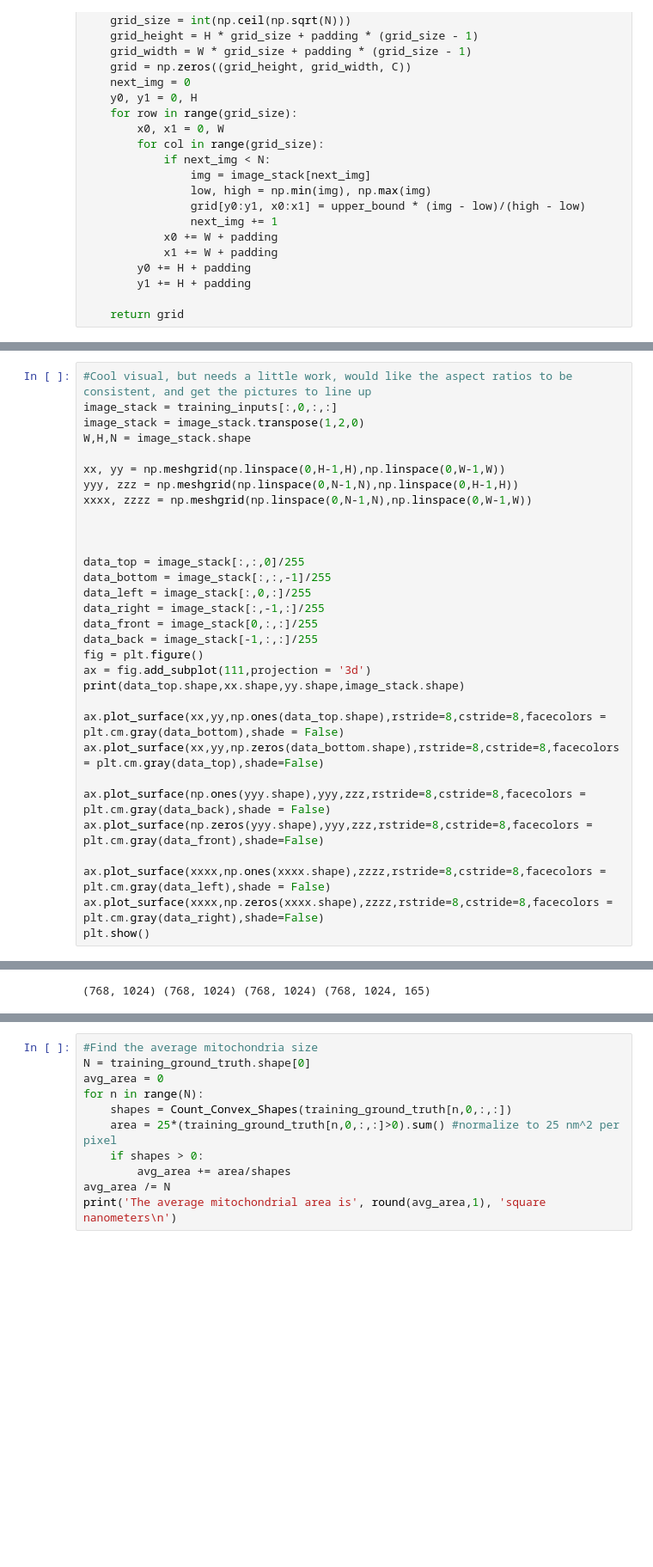
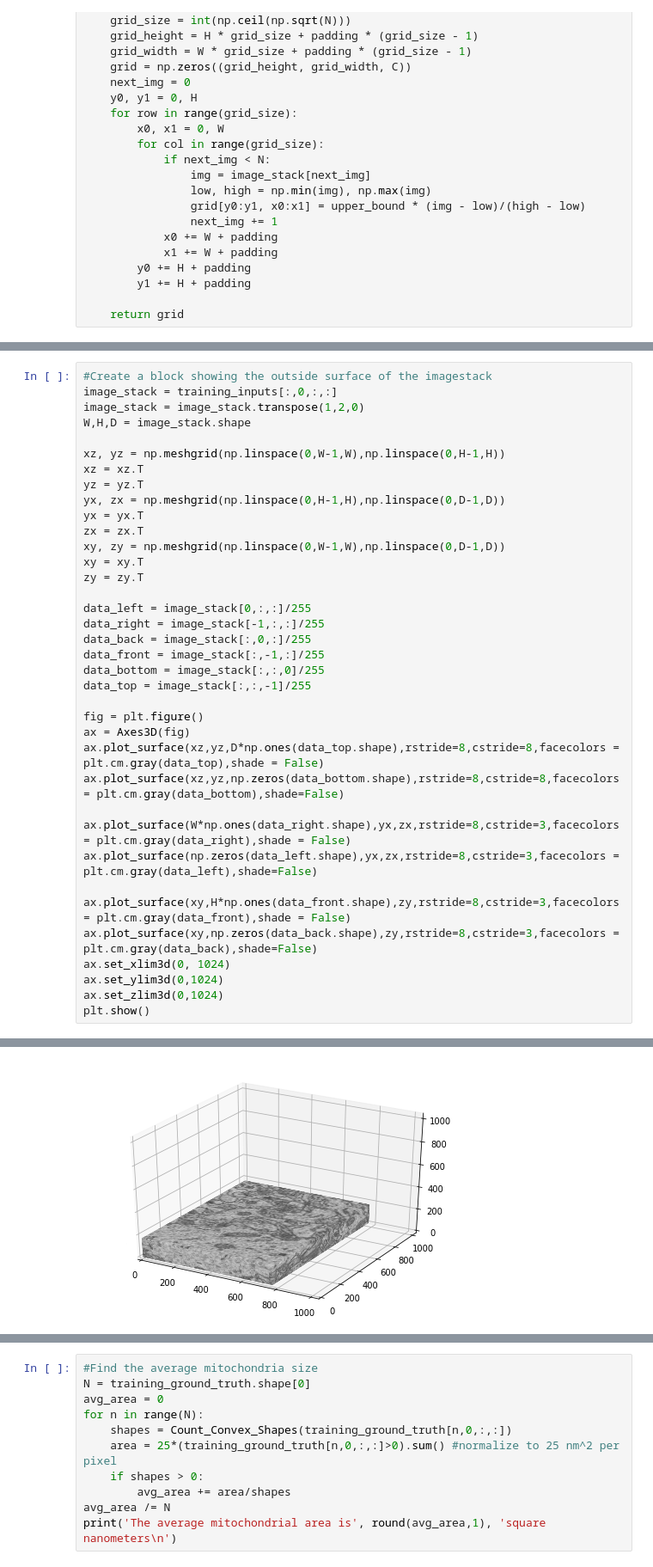
Before and after one commit to cemalec/Data-Science-Porfolio, a Jupyter notebook: CapstoneProjectTwo/Exploratory Analysis.ipynb, the cells around one changed output, grey strips where cells are left out. Shown at 86% size. Drawn from its saved outputs; the diff is of its cells as text; blank space fills up the shorter version.

```diff
--- a/CapstoneProjectTwo/Exploratory Analysis.ipynb
+++ b/CapstoneProjectTwo/Exploratory Analysis.ipynb
@@ -84,32 +69,38 @@ plt.show()
 # %%
-#Cool visual, but needs a little work, would like the aspect ratios to be consistent, and get the pictures to line up
+#Create a block showing the outside surface of the imagestack
 image_stack = training_inputs[:,0,:,:]
 image_stack = image_stack.transpose(1,2,0)
-W,H,N = image_stack.shape
+W,H,D = image_stack.shape
 
-xx, yy = np.meshgrid(np.linspace(0,H-1,H),np.linspace(0,W-1,W))
-yyy, zzz = np.meshgrid(np.linspace(0,N-1,N),np.linspace(0,H-1,H))
-xxxx, zzzz = np.meshgrid(np.linspace(0,N-1,N),np.linspace(0,W-1,W))
+xz, yz = np.meshgrid(np.linspace(0,W-1,W),np.linspace(0,H-1,H))
+xz = xz.T
+yz = yz.T
+yx, zx = np.meshgrid(np.linspace(0,H-1,H),np.linspace(0,D-1,D))
+yx = yx.T
+zx = zx.T
+xy, zy = np.meshgrid(np.linspace(0,W-1,W),np.linspace(0,D-1,D))
+xy = xy.T
+zy = zy.T
 
+data_left = image_stack[0,:,:]/255
+data_right = image_stack[-1,:,:]/255
+data_back = image_stack[:,0,:]/255
+data_front = image_stack[:,-1,:]/255
+data_bottom = image_stack[:,:,0]/255
+data_top = image_stack[:,:,-1]/255
 
+fig = plt.figure()
+ax = Axes3D(fig)
+ax.plot_surface(xz,yz,D*np.ones(data_top.shape),rstride=8,cstride=8,facecolors = plt.cm.gray(data_top),shade = False)
+ax.plot_surface(xz,yz,np.zeros(data_bottom.shape),rstride=8,cstride=8,facecolors = plt.cm.gray(data_bottom),shade=False)
 
-data_top = image_stack[:,:,0]/255
-data_bottom = image_stack[:,:,-1]/255
-data_left = image_stack[:,0,:]/255
-data_right = image_stack[:,-1,:]/255
-data_front = image_stack[0,:,:]/255
-data_back = image_stack[-1,:,:]/255
-fig = plt.figure()
-ax = fig.add_subplot(111,projection = '3d')
-print(data_top.shape,xx.shape,yy.shape,image_stack.shape)
+ax.plot_surface(W*np.ones(data_right.shape),yx,zx,rstride=8,cstride=3,facecolors = plt.cm.gray(data_right),shade = False)
+ax.plot_surface(np.zeros(data_left.shape),yx,zx,rstride=8,cstride=3,facecolors = plt.cm.gray(data_left),shade=False)
 
-ax.plot_surface(xx,yy,np.ones(data_top.shape),rstride=8,cstride=8,facecolors = plt.cm.gray(data_bottom),shade = False)
-ax.plot_surface(xx,yy,np.zeros(data_bottom.shape),rstride=8,cstride=8,facecolors = plt.cm.gray(data_top),shade=False)
-
-ax.plot_surface(np.ones(yyy.shape),yyy,zzz,rstride=8,cstride=8,facecolors = plt.cm.gray(data_back),shade = False)
-ax.plot_surface(np.zeros(yyy.shape),yyy,zzz,rstride=8,cstride=8,facecolors = plt.cm.gray(data_front),shade=False)
-
-ax.plot_surface(xxxx,np.ones(xxxx.shape),zzzz,rstride=8,cstride=8,facecolors = plt.cm.gray(data_left),shade = False)
-ax.plot_surface(xxxx,np.zeros(xxxx.shape),zzzz,rstride=8,cstride=8,facecolors = plt.cm.gray(data_right),shade=False)
+ax.plot_surface(xy,H*np.ones(data_front.shape),zy,rstride=8,cstride=3,facecolors = plt.cm.gray(data_front),shade = False)
+ax.plot_surface(xy,np.zeros(data_back.shape),zy,rstride=8,cstride=3,facecolors = plt.cm.gray(data_back),shade=False)
+ax.set_xlim3d(0, 1024)
+ax.set_ylim3d(0,1024)
+ax.set_zlim3d(0,1024)
 plt.show()
 # %% [output]
@@ -118 +107 @@ plt.show()
-(768, 1024) (768, 1024) (768, 1024) (768, 1024, 165)
+[figure, added]
```
Also changed, not shown: parts of 11 cells of this notebook, 1 other file.
